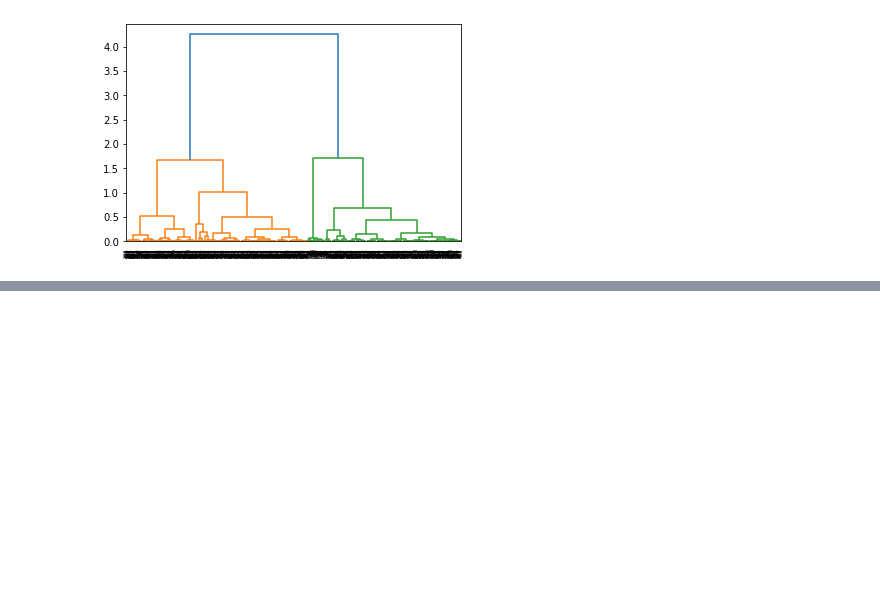
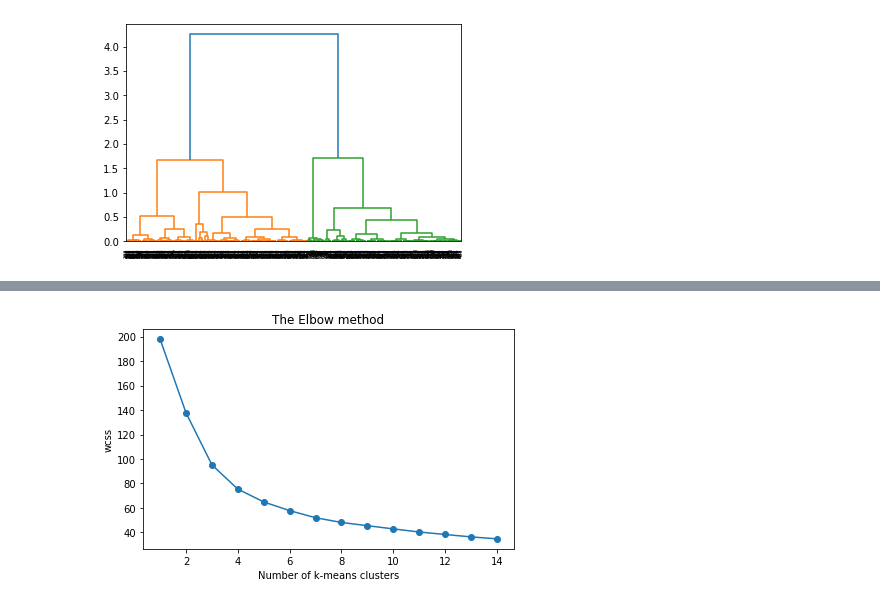
Before and after one commit to ksydata/Algorithm_DataStructure, a Jupyter notebook: data_analysis_ML.ipynb, the cells around one changed output, grey strips where cells are left out. Saved outputs shown, nothing was run; the diff lists cells and outputs as text; code cells hidden in the pictures; blank space fills up the shorter version.

```diff
--- a/data_analysis_ML.ipynb
+++ b/data_analysis_ML.ipynb
@@ -225,0 +285,3 @@ plt.show()
+# %%
+HRA_hr["hcluster"] = Hclust.labels_
+HRA_hr["hcluster"].unique()
@@ -225,0 +290,4 @@ plt.show()
+# %%
+HRA_hr["hcluster"] = HRA_hr["hcluster"].astype("category")
+type(HRA_hr["hcluster"])
+HRA_hr.head()
@@ -225,0 +302,18 @@ plt.show()
+# %%
+# K-means clustering
+
+feature_kclust = [
+    "satisfaction", "evaluation", "projects", "hours", "years"
+]
+    # [step1: 연속형 변수만 추출하여 군집 형성]
+
+from sklearn.preprocessing import MinMaxScaler
+'''
+from pyspark.ml.feature import StandardScaler
+scaler = StandardScaler(inputCol="features", outputCol="scaledFeatures", withStd=True, withMean=False)
+'''
+
+scaler = MinMaxScaler()
+HRA_hr.iloc[:, 1:5] = scaler.fit_transform(HRA_hr.iloc[:, 1:5])
+    # [step2: 변수의 표준화]
+HRA_hr.head()
@@ -225,0 +346,11 @@ plt.show()
+# %%
+wcss = []
+    # sum of square
+    # [step3: 최적의 군집 수 k 찾기] elbow method k = 5
+
+for i in range(1, 15):
+    kmeans = KMeans(i)
+    kmeans.fit(HRA_hr.iloc[:, 1:5])
+    wcss_iter = kmeans.inertia_
+    wcss.append(wcss_iter)
+wcss
@@ -225,0 +372,9 @@ plt.show()
+# %%
+plt.plot(range(1, 15, 1), wcss, marker = "o")
+plt.title("The Elbow method")
+plt.xlabel("Number of k-means clusters")
+plt.ylabel("wcss")
+plt.tight_layout()
+plt.show()
+# %% [output]
+[figure, added]
```
Also changed, not shown: parts of 19 cells of this notebook.
